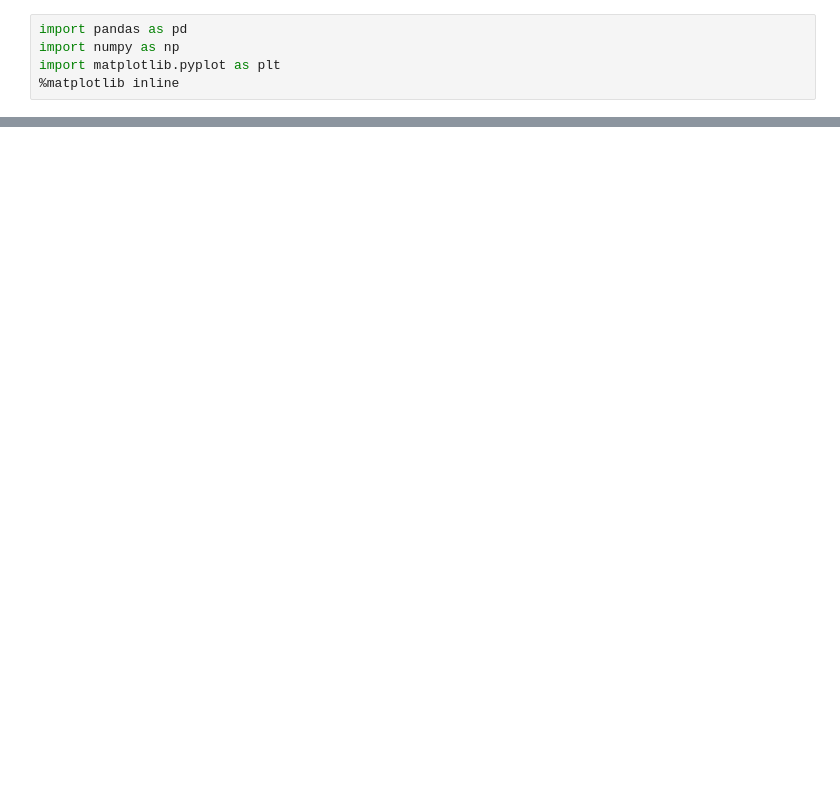
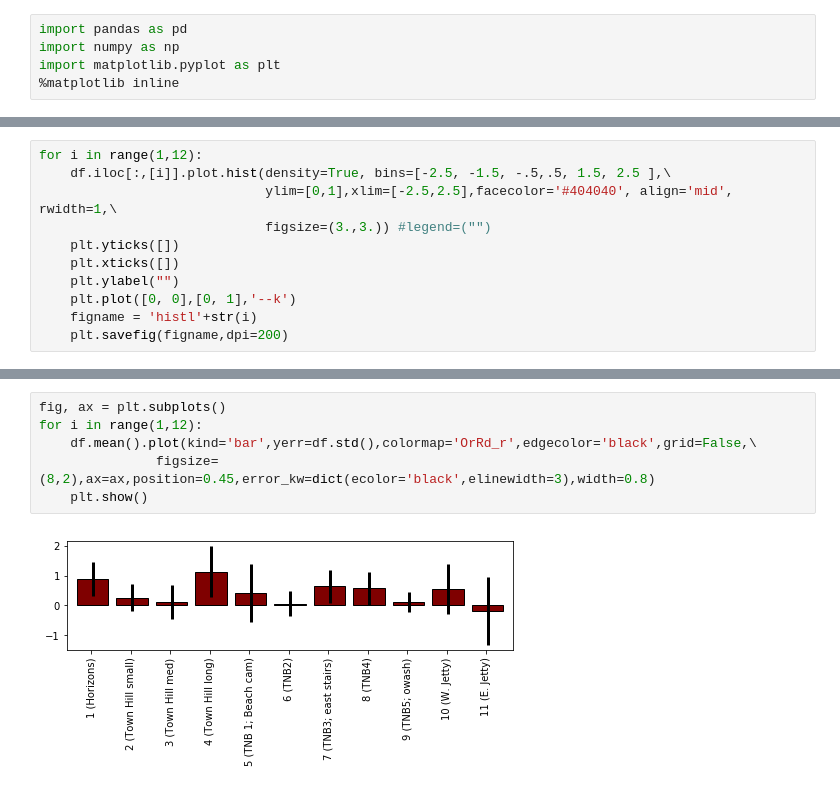
Before and after one commit to csherwood-usgs/GE_groin_analysis, a Jupyter notebook: analyze_GE_groin_asymmetry.ipynb, the cells around one changed output, grey strips where cells are left out. Cells and saved outputs as stored; diff of their text form; blank space fills up the shorter version.

```diff
--- a/analyze_GE_groin_asymmetry.ipynb
+++ b/analyze_GE_groin_asymmetry.ipynb
@@ -58,0 +66,11 @@ plt.show()
+# %%
+for i in range(1,12):
+    df.iloc[:,[i]].plot.hist(density=True, bins=[-2.5, -1.5, -.5,.5, 1.5, 2.5 ],\
+                             ylim=[0,1],xlim=[-2.5,2.5],facecolor='#404040', align='mid', rwidth=1,\
+                             figsize=(3.,3.)) #legend=("")
+    plt.yticks([])
+    plt.xticks([])
+    plt.ylabel("")
+    plt.plot([0, 0],[0, 1],'--k')
+    figname = 'histl'+str(i)
+    plt.savefig(figname,dpi=200)
@@ -59,3 +89,11 @@ plt.show()
+# %%
+fig, ax = plt.subplots()
+for i in range(1,12):
+    df.mean().plot(kind='bar',yerr=df.std(),colormap='OrRd_r',edgecolor='black',grid=False,\
+               figsize=(8,2),ax=ax,position=0.45,error_kw=dict(ecolor='black',elinewidth=3),width=0.8)
+    plt.show()
+# %% [output]
+[figure, added]
 # %%
 fig, ax = plt.subplots()
 df.mean().plot(kind='bar',yerr=df.std(),colormap='OrRd_r',edgecolor='black',grid=False,\
```
Also changed, not shown: parts of 8 cells of this notebook, 1 other file.
